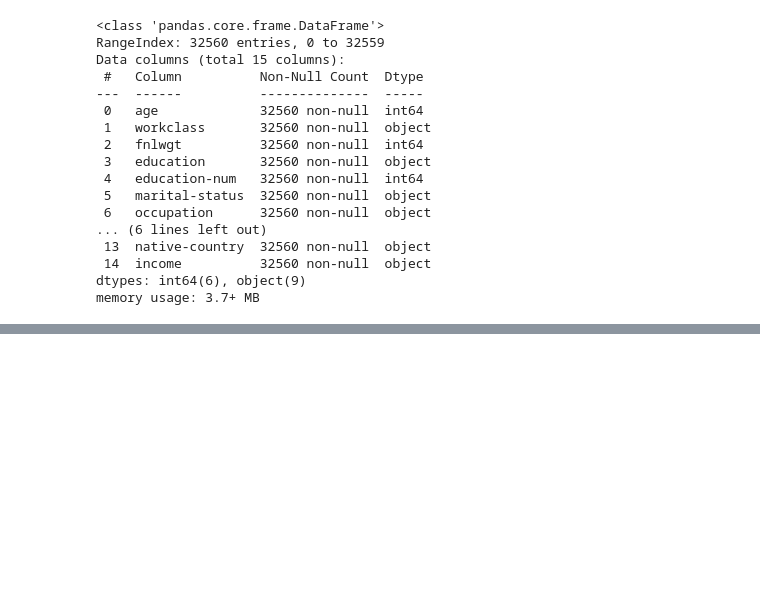
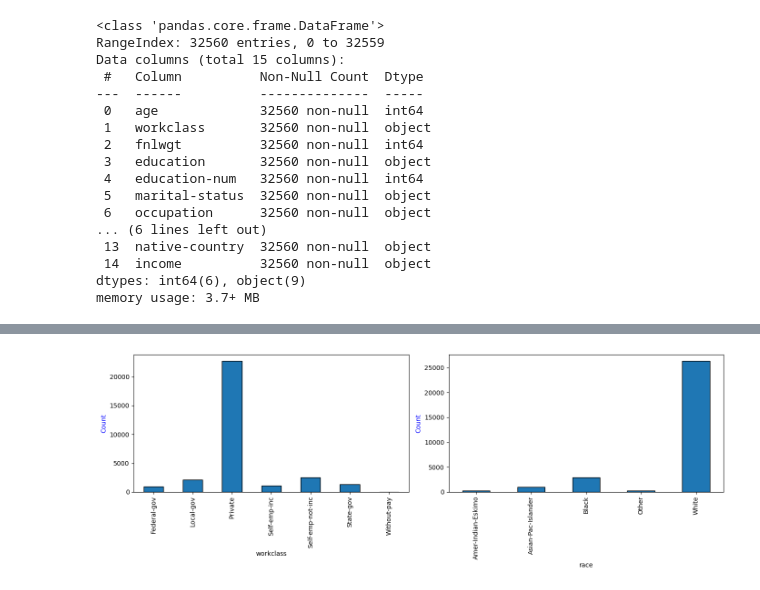
Before and after one commit to coco-loco-cyber/uci_census, a Jupyter notebook: Chi2_Test_Census_Data.ipynb, the cells around one changed output, grey strips where cells are left out. Drawn from its saved outputs; the diff is of its cells as text; code cells hidden in the pictures; blank space fills up the shorter version.

```diff
--- a/Chi2_Test_Census_Data.ipynb
+++ b/Chi2_Test_Census_Data.ipynb
@@ -56,0 +193,5 @@ census_filt.head()
+# %%
+# display the discrete_plot function - JC
+discrete_plots(census_filt, ['workclass','race'], 2)
+# %% [output]
+[figure, added]
```
Also changed, not shown: parts of 13 cells of this notebook.
